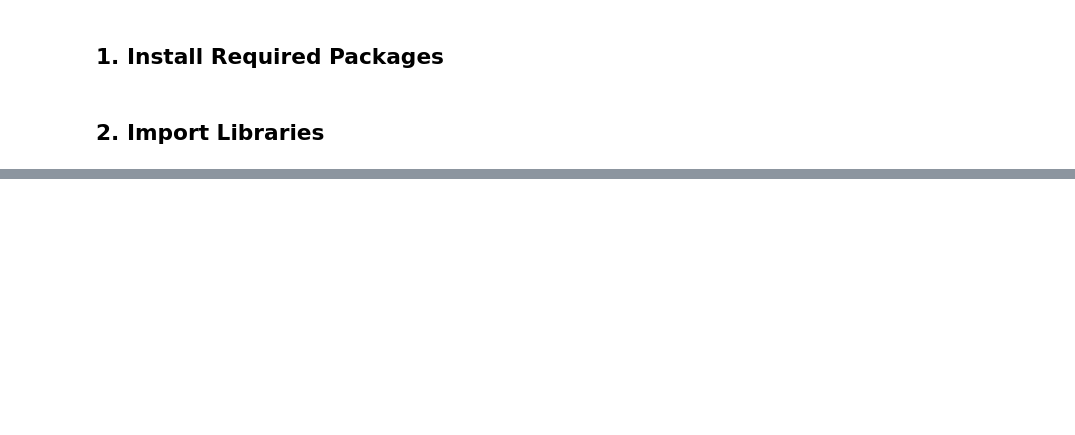
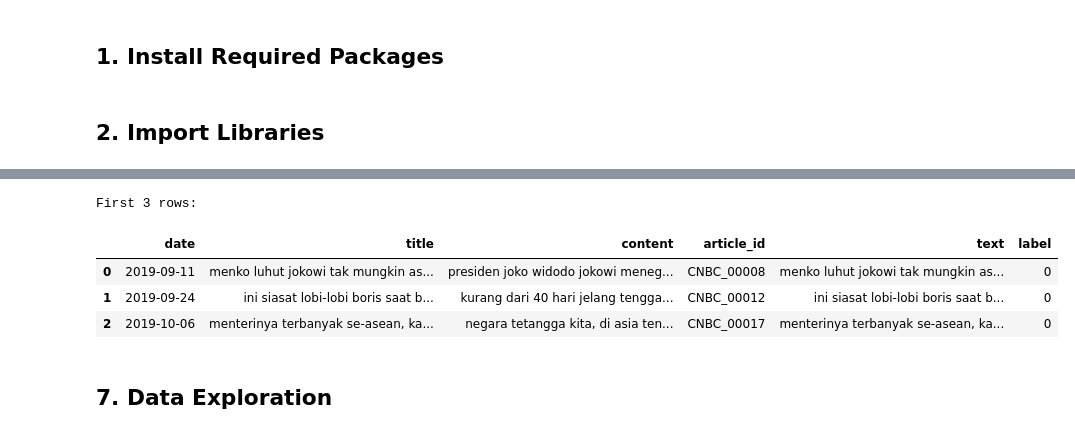
Before and after one commit to ininick/skripsis, a Jupyter notebook: source code/training/training_indobert_OPTIMIZED.ipynb, the cells around one changed output, grey strips where cells are left out. Cells and saved outputs as stored; diff of their text form; code cells hidden in the pictures; blank space fills up the shorter version.

```diff
--- a/source code/training/training_indobert_OPTIMIZED.ipynb
+++ b/source code/training/training_indobert_OPTIMIZED.ipynb
@@ -85,8 +170,24 @@ print(f"Labels: {id_to_label}")
 # %%
-# Load data - UPDATE THIS PATH!
-df = pd.read_csv("cnbc_labeled_WITH_ID.csv")  # Change to your file path!
+# Load data from three sources
+print("Loading training data...")
+print("="*70)
 
-print(f"Total samples: {len(df)}")
+# CNBC
+df1 = pd.read_csv(f"{TRAIN_DATA_PATH}/cnbc_train_data.csv")
+print(f"CNBC data loaded: {len(df1)} samples")
+
+# Detik
+df2 = pd.read_csv(f"{TRAIN_DATA_PATH}/detik_train_data.csv")
+print(f"Detik data loaded: {len(df2)} samples")
+
+# Kompas
+df3 = pd.read_csv(f"{TRAIN_DATA_PATH}/kompas_train_data.csv")
+print(f"Kompas data loaded: {len(df3)} samples")
+
+# Merge all data
+df = pd.concat([df1, df2, df3], ignore_index=True)
+
+print("="*70)
+print(f"Total training data: {len(df)} samples")
+print(f"\nExpected total: 2,601 (800 CNBC + 1,000 Detik + 800 Kompas)")
 print(f"\nColumns: {df.columns.tolist()}")
-print(f"\nFirst few rows:")
-df.head()
@@ -92,0 +206,12 @@ df.head()
+# %%
+# Show first few rows
+print("First 3 rows:")
+df.head(3)
+# %% [output]
+First 3 rows:
+|  | date | title | content | article_id | text | label |
+| 0 | 2019-09-11 | menko luhut jokowi tak mungkin as... | presiden joko widodo jokowi meneg... | CNBC_00008 | menko luhut jokowi tak mungkin as... | 0 |
+| 1 | 2019-09-24 | ini siasat lobi-lobi boris saat b... | kurang dari 40 hari jelang tengga... | CNBC_00012 | ini siasat lobi-lobi boris saat b... | 0 |
+| 2 | 2019-10-06 | menterinya terbanyak se-asean, ka... | negara tetangga kita, di asia ten... | CNBC_00017 | menterinya terbanyak se-asean, ka... | 0 |
+# %% [markdown]
+## 7. Data Exploration
```
Also changed, not shown: parts of 45 cells of this notebook, 2 other files.
